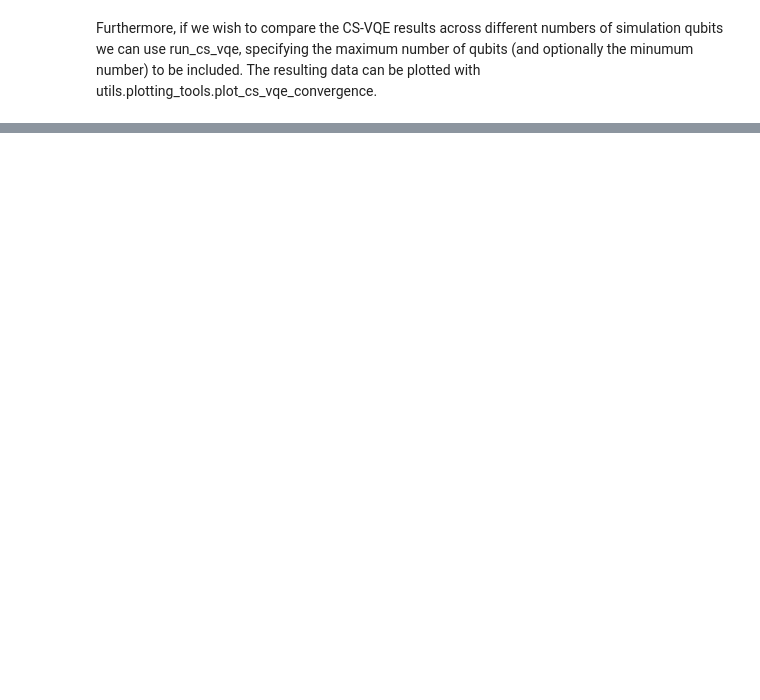
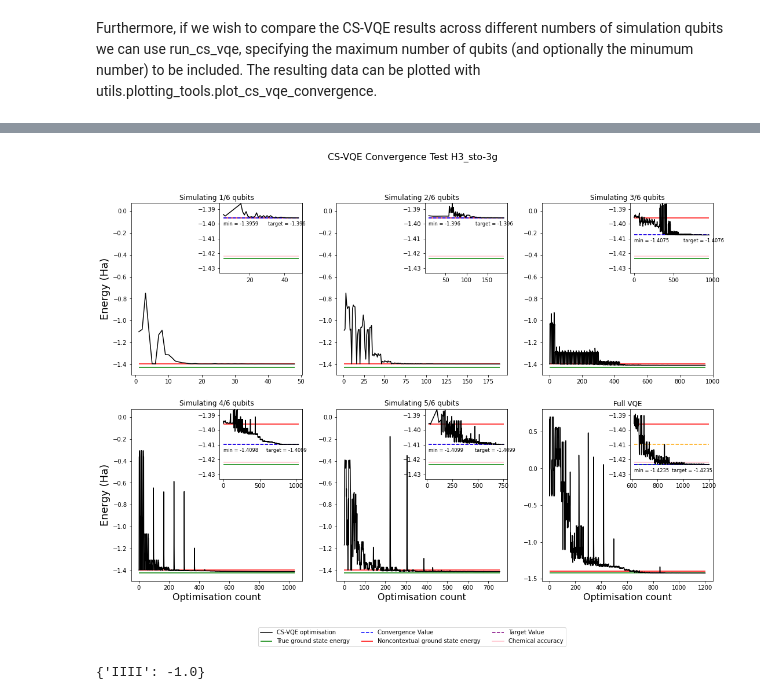
Before and after one commit to wmkirby1/CS-VQE, a Jupyter notebook: usage.ipynb, the cells around one changed output, grey strips where cells are left out. Drawn from its saved outputs; the diff is of its cells as text; code cells hidden in the pictures; blank space fills up the shorter version.

```diff
--- a/usage.ipynb
+++ b/usage.ipynb
@@ -173,0 +172,6 @@ c_tools.rotate_operator(mol_circ.ham_rotations, mol_circ.hamiltonian) == mol_cir
+# %%
+cs_vqe_results = mol_circ.cs_vqe_results
+title = 'CS-VQE Convergence Test %s' % molecule['speciesname']
+fig = plot.plot_cs_vqe_convergence(data=cs_vqe_results, title=title)
+# %% [output]
+[figure, added]
@@ -173,0 +180,4 @@ c_tools.rotate_operator(mol_circ.ham_rotations, mol_circ.hamiltonian) == mol_cir
+# %%
+mol_circ.reduce_anz_terms(mol_circ.A, 4)
+# %% [output]
+{'IIII': -1.0}
```
Also changed, not shown: parts of 14 cells of this notebook, 5 other files.
